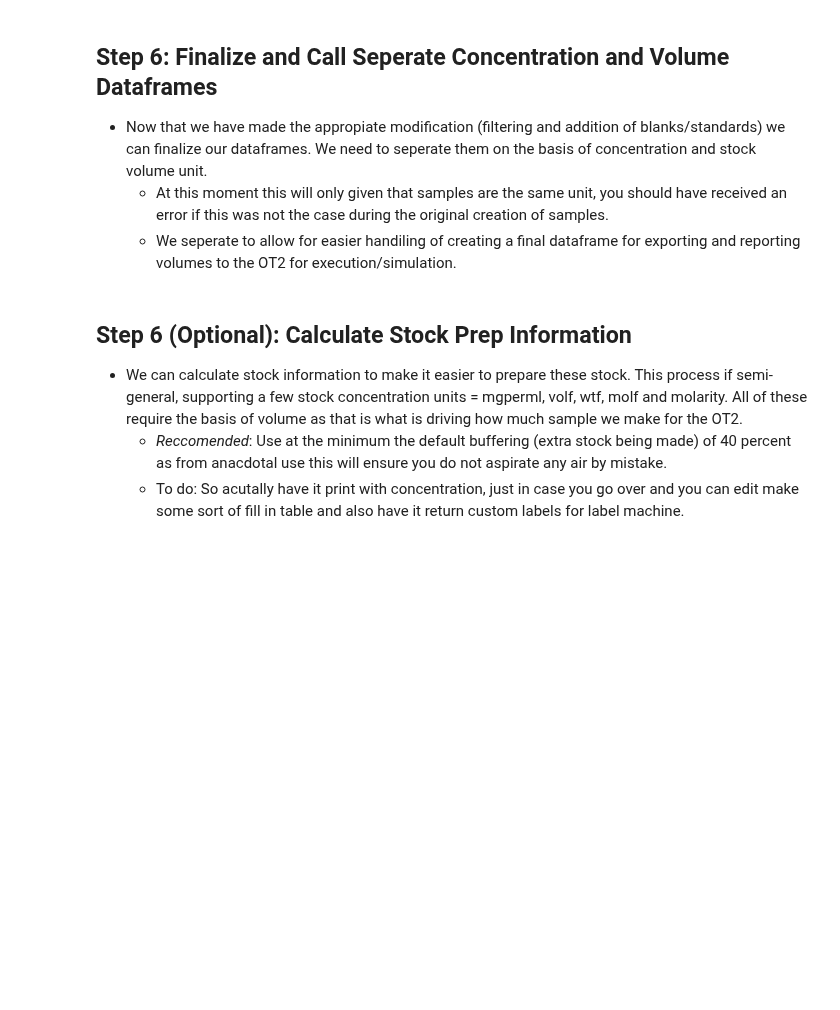
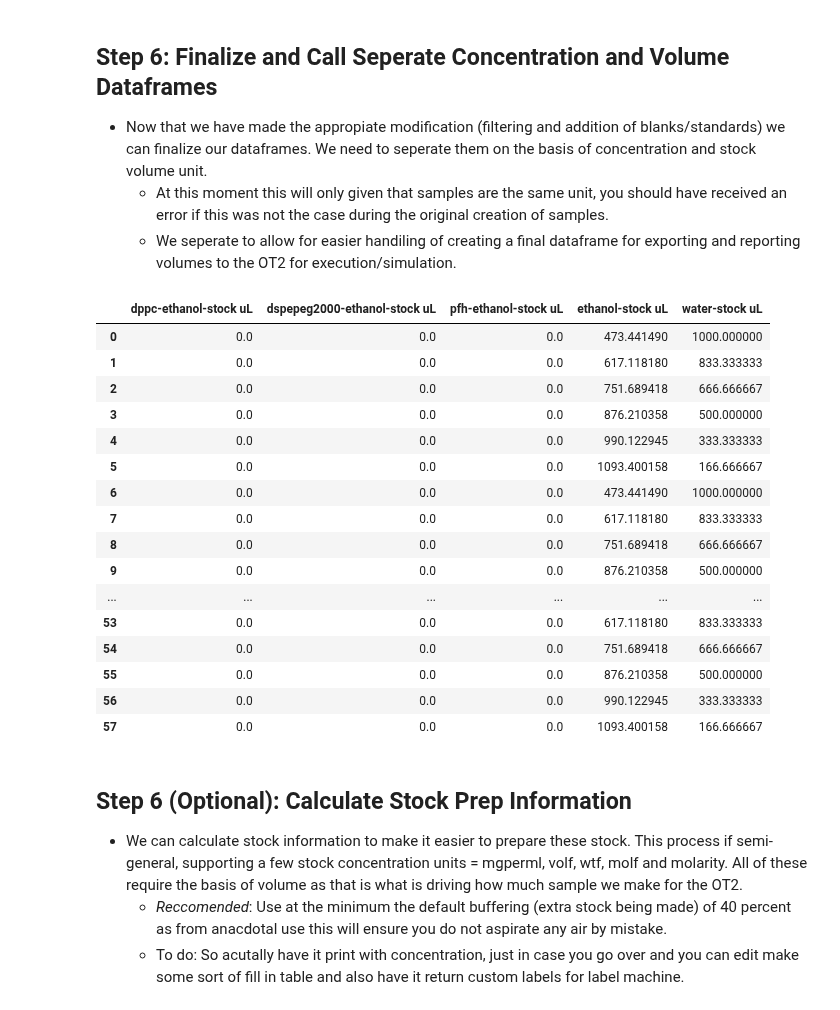
Before and after one commit to pozzo-research-group/OT2-DOE, a Jupyter notebook: PlanPrepareProcess/Plan and Execute Synthesis Notebook.ipynb, the cells around one changed output. Saved outputs shown, nothing was run; the diff lists cells and outputs as text; code cells hidden in the pictures; blank space fills up the shorter version.

```diff
--- a/PlanPrepareProcess/Plan and Execute Synthesis Notebook.ipynb
+++ b/PlanPrepareProcess/Plan and Execute Synthesis Notebook.ipynb
@@ -229,7 +217,25 @@ complete_plus_blank # maybe something cool would be to intertwine them so sample
 # %%
 final_wtf_df = CreateSamples.isolate_common_column(complete_plus_blank, 'concentration')
 final_volume_df = CreateSamples.isolate_common_column(complete_plus_blank, 'stock')
-final_volume_df  = final_volume_df
+final_volume_df
+# %% [output]
+|  | dppc-ethanol-stock uL | dspepeg2000-ethanol-stock uL | pfh-ethanol-stock uL | ethanol-stock uL | water-stock uL |
+| 0 | 0.0 | 0.0 | 0.0 | 473.441490 | 1000.000000 |
+| 1 | 0.0 | 0.0 | 0.0 | 617.118180 | 833.333333 |
+| 2 | 0.0 | 0.0 | 0.0 | 751.689418 | 666.666667 |
+| 3 | 0.0 | 0.0 | 0.0 | 876.210358 | 500.000000 |
+| 4 | 0.0 | 0.0 | 0.0 | 990.122945 | 333.333333 |
+| 5 | 0.0 | 0.0 | 0.0 | 1093.400158 | 166.666667 |
+| 6 | 0.0 | 0.0 | 0.0 | 473.441490 | 1000.000000 |
+| 7 | 0.0 | 0.0 | 0.0 | 617.118180 | 833.333333 |
+| 8 | 0.0 | 0.0 | 0.0 | 751.689418 | 666.666667 |
+| 9 | 0.0 | 0.0 | 0.0 | 876.210358 | 500.000000 |
+| ... | ... | ... | ... | ... | ... |
+| 53 | 0.0 | 0.0 | 0.0 | 617.118180 | 833.333333 |
+| 54 | 0.0 | 0.0 | 0.0 | 751.689418 | 666.666667 |
+| 55 | 0.0 | 0.0 | 0.0 | 876.210358 | 500.000000 |
+| 56 | 0.0 | 0.0 | 0.0 | 990.122945 | 333.333333 |
+| 57 | 0.0 | 0.0 | 0.0 | 1093.400158 | 166.666667 |
 # %% [markdown]
 ## Step 6 (Optional): Calculate Stock Prep Information
 
```
Also changed, not shown: parts of 14 cells of this notebook.
